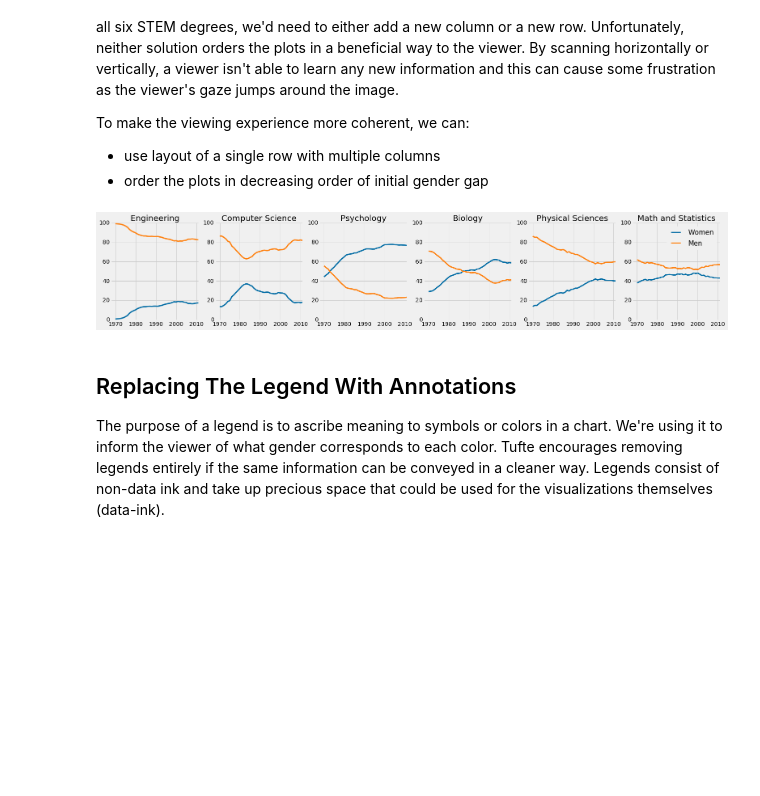
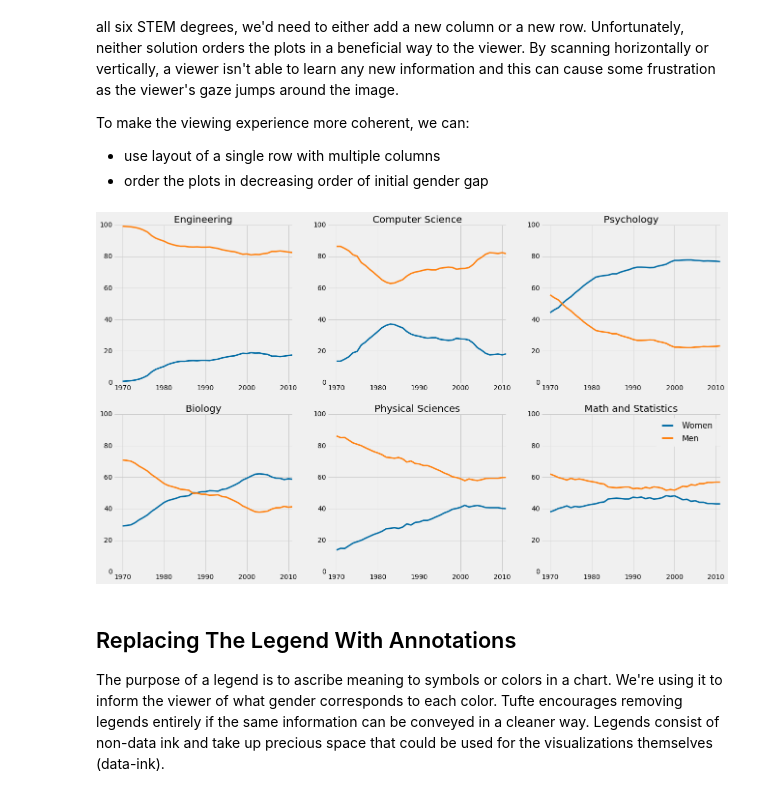
Before and after one commit to lemoinef/Exploratory-Data-Visualization, a Jupyter notebook: color_layout_annotation.ipynb, the cells around one changed output. Drawn from its saved outputs; the diff is of its cells as text; code cells hidden in the pictures; blank space fills up the shorter version.

Commit message:
better charts layout

```diff
--- a/color_layout_annotation.ipynb
+++ b/color_layout_annotation.ipynb
@@ -105,23 +105,23 @@ To make the viewing experience more coherent, we can:
 # %%
 stem_cats = ['Engineering', 'Computer Science', 'Psychology', 'Biology', 'Physical Sciences', 'Math and Statistics']
 
-fig = plt.figure(figsize=(24, 4))
+fig = plt.figure(figsize=(20, 12))
 
 for sp in range(0,6):
-    ax = fig.add_subplot(1,6,sp+1)
+    ax = fig.add_subplot(2,3,sp+1)
     ax.plot(women_degrees['Year'], women_degrees[stem_cats[sp]], c=cb_dark_blue, label='Women', linewidth=3)
     ax.plot(women_degrees['Year'], 100-women_degrees[stem_cats[sp]], c=cb_orange, label='Men', linewidth=3)
     for key,spine in ax.spines.items():
         spine.set_visible(False)
     ax.set_xlim(1968, 2011)
     ax.set_ylim(0,100)
     ax.set_title(stem_cats[sp])
     ax.tick_params(bottom="off", top="off", left="off", right="off")
 
 plt.legend(loc='upper right')
 plt.show()
 # %% [output]
-[figure, old version]
+[figure, new version]
 # %% [markdown]
 ## Replacing The Legend With Annotations
 The purpose of a legend is to ascribe meaning to symbols or colors in a chart. We're using it to inform the viewer of what gender corresponds to each color. Tufte encourages removing legends entirely if the same information can be conveyed in a cleaner way. Legends consist of non-data ink and take up precious space that could be used for the visualizations themselves (data-ink).
```
Also changed, not shown: parts of 1 cell of this notebook.
